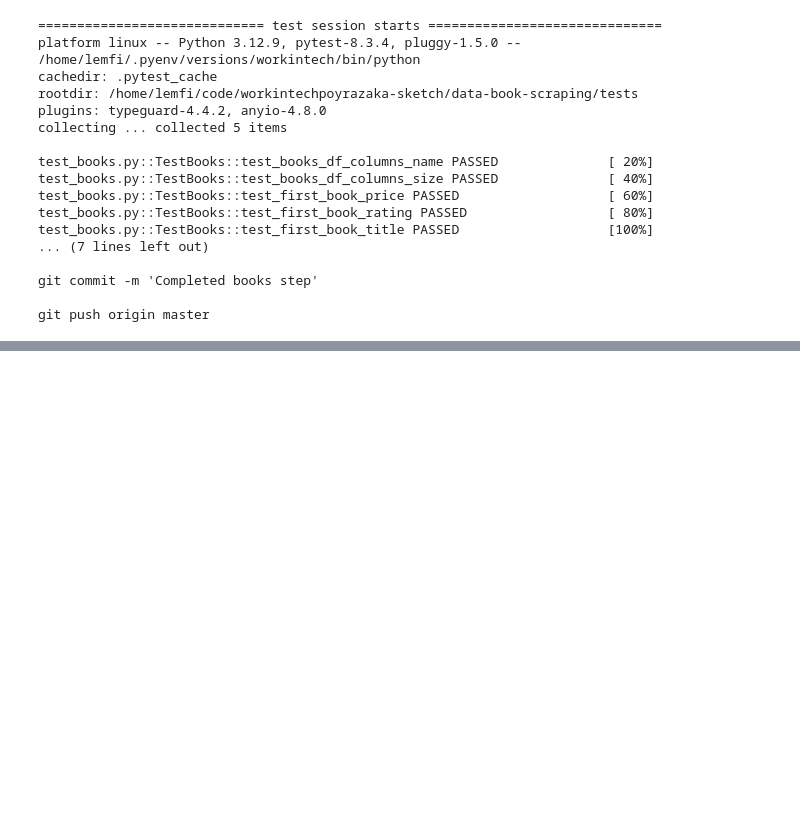
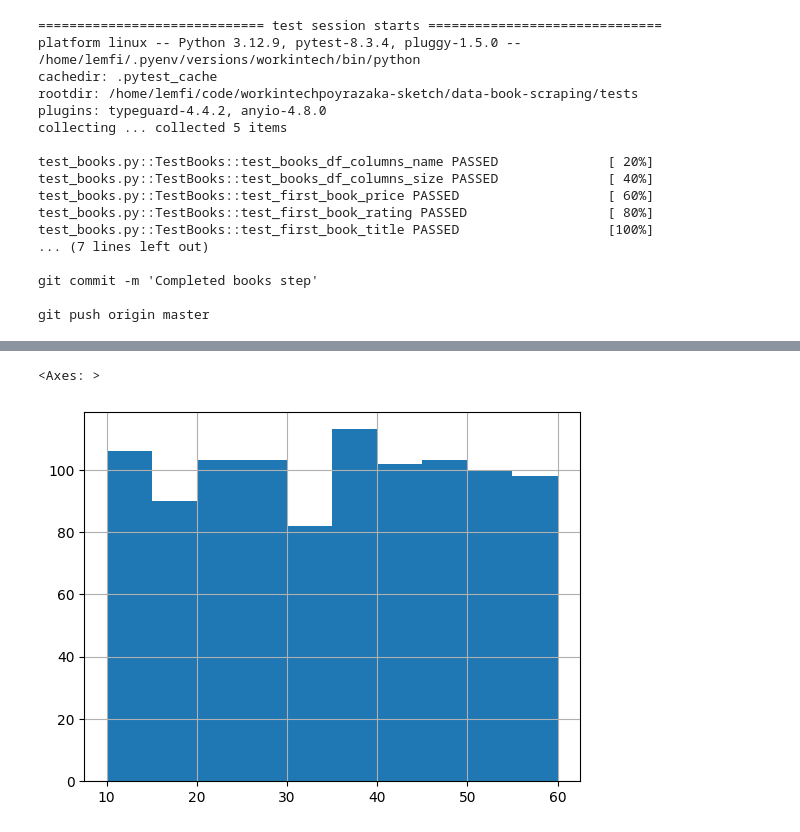
Before and after one commit to workintechpoyrazaka-sketch/data-book-scraping, a Jupyter notebook: scraping.ipynb, the cells around one changed output, grey strips where cells are left out. Saved outputs shown, nothing was run; the diff lists cells and outputs as text; code cells hidden in the pictures; blank space fills up the shorter version.

Commit message:
Scrape all 50 pages, build all_books_df, add distribution plots and CSV export

```diff
--- a/scraping.ipynb
+++ b/scraping.ipynb
@@ -110,0 +110,18 @@ git push origin master
+# %%
+all_books_dict = {"Title": [], "Price": [], "Rating": []}
+
+MAX_PAGE = 50
+for page in range(1, MAX_PAGE + 1):
+    print(f"Parsing page {page}...")
+    url = f"http://books.toscrape.com/catalogue/page-{page}.html"
+    response = requests.get(url)
+    soup = BeautifulSoup(response.content, "html.parser")
+    for book in soup.find_all("article", class_="product_pod"):
+        title = book.find("h3").find("a").attrs["title"]
+        price = float(book.find("p", class_="price_color").text[1:])
+        rating = parse_rating(book.find("p", class_="star-rating").attrs["class"])
+        all_books_dict["Title"].append(title)
+        all_books_dict["Price"].append(price)
+        all_books_dict["Rating"].append(rating)
+
+print("Done!")
@@ -110,0 +152,3 @@ git push origin master
+# %%
+all_books_df = pd.DataFrame.from_dict(all_books_dict)
+all_books_df.tail()
@@ -110,0 +162,5 @@ git push origin master
+# %%
+all_books_df["Price"].hist()
+# %% [output]
+<Axes: >
+[figure, added]
```
Also changed, not shown: parts of 8 cells of this notebook.
